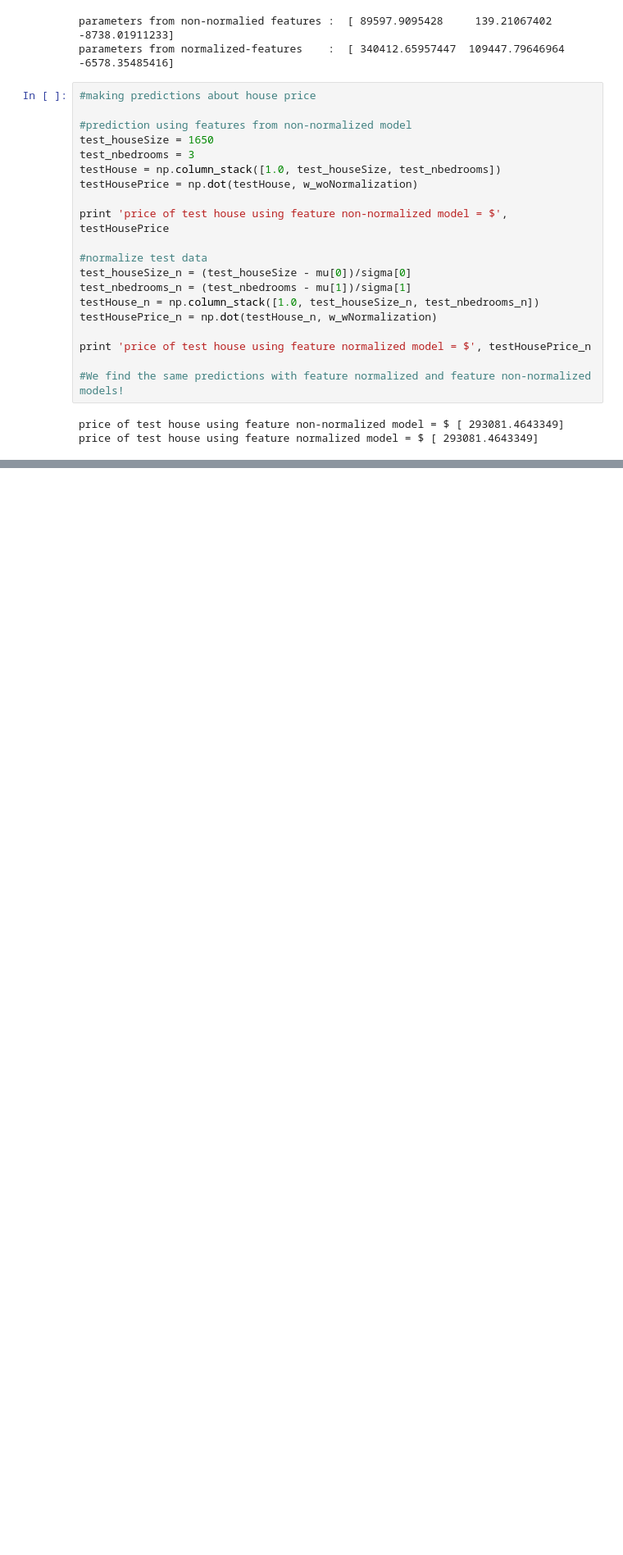
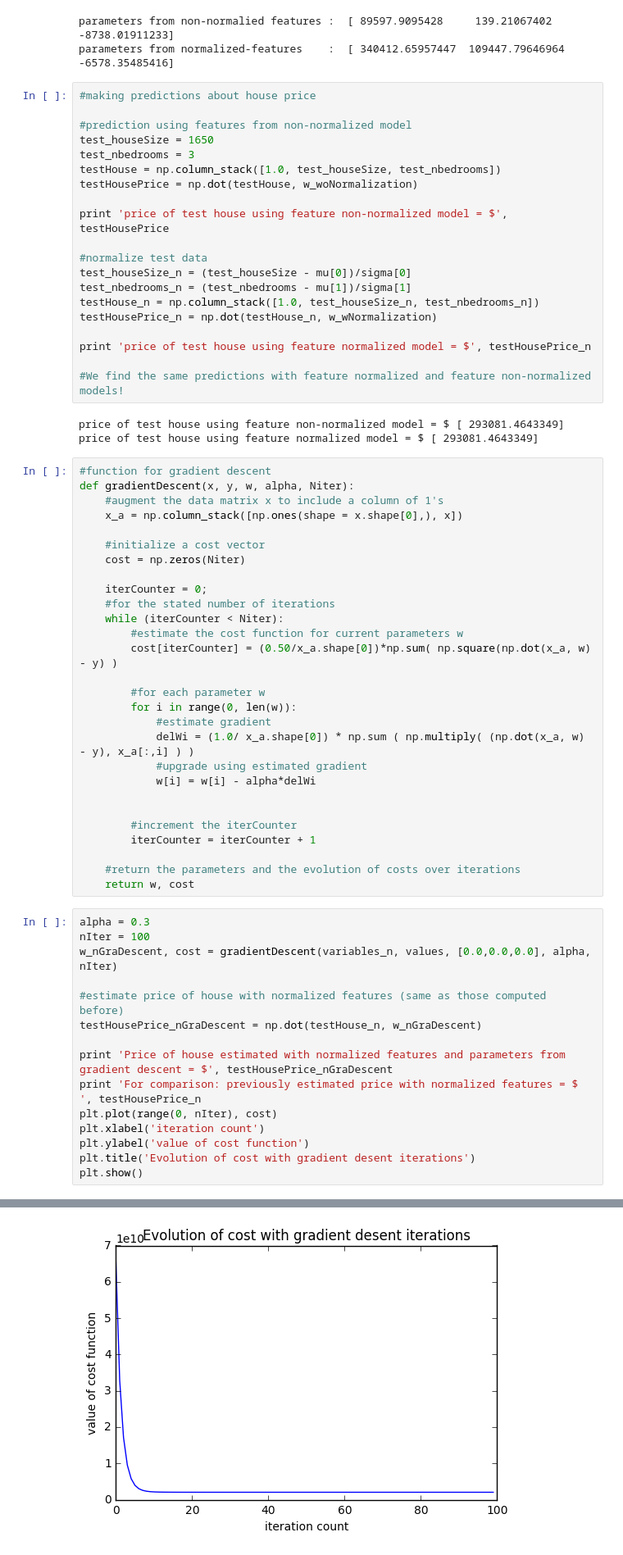
Before and after one commit to PamirGhimire/SSI-PR-Lab1, a Jupyter notebook: python/Lab1_LinearRegression.ipynb, the cells around one changed output, grey strips where cells are left out. Shown: that part at 82% size. Saved outputs shown, nothing was run; the diff lists cells and outputs as text; blank space fills up the shorter version.

Commit message:
succesful gradient descent, same costs with alpha 0.3, 100 iterations

```diff
--- a/python/Lab1_LinearRegression.ipynb
+++ b/python/Lab1_LinearRegression.ipynb
@@ -152,3 +152,47 @@ print 'price of test house using feature normalized model = $', testHousePrice_n
 # %% [output]
 price of test house using feature non-normalized model = $ [ 293081.4643349]
 price of test house using feature normalized model = $ [ 293081.4643349]
+# %%
+#function for gradient descent
+def gradientDescent(x, y, w, alpha, Niter):
+    #augment the data matrix x to include a column of 1's
+    x_a = np.column_stack([np.ones(shape = x.shape[0],), x])
+
+    #initialize a cost vector
+    cost = np.zeros(Niter)
+
+    iterCounter = 0;
+    #for the stated number of iterations
+    while (iterCounter < Niter):
+        #estimate the cost function for current parameters w
+        cost[iterCounter] = (0.50/x_a.shape[0])*np.sum( np.square(np.dot(x_a, w) - y) )
+
+        #for each parameter w
+        for i in range(0, len(w)):
+            #estimate gradient
+            delWi = (1.0/ x_a.shape[0]) * np.sum ( np.multiply( (np.dot(x_a, w) - y), x_a[:,i] ) )
+            #upgrade using estimated gradient
+            w[i] = w[i] - alpha*delWi
+
+
+        #increment the iterCounter
+        iterCounter = iterCounter + 1
+
+    #return the parameters and the evolution of costs over iterations
+    return w, cost
+# %%
+alpha = 0.3
+nIter = 100
+w_nGraDescent, cost = gradientDescent(variables_n, values, [0.0,0.0,0.0], alpha, nIter)
+
+#estimate price of house with normalized features (same as those computed before)
+testHousePrice_nGraDescent = np.dot(testHouse_n, w_nGraDescent)
+
+print 'Price of house estimated with normalized features and parameters from gradient descent = $', testHousePrice_nGraDescent
+print 'For comparison: previously estimated price with normalized features = $ ', testHousePrice_n
+plt.plot(range(0, nIter), cost)
+plt.xlabel('iteration count')
+plt.ylabel('value of cost function')
+plt.title('Evolution of cost with gradient desent iterations')
+plt.show()
+# %% [output]
@@ -154,0 +201 @@ price of test house using feature normalized model = $ [ 293081.4643349]
+[figure, added]
```
Also changed, not shown: parts of 1 cell of this notebook.
